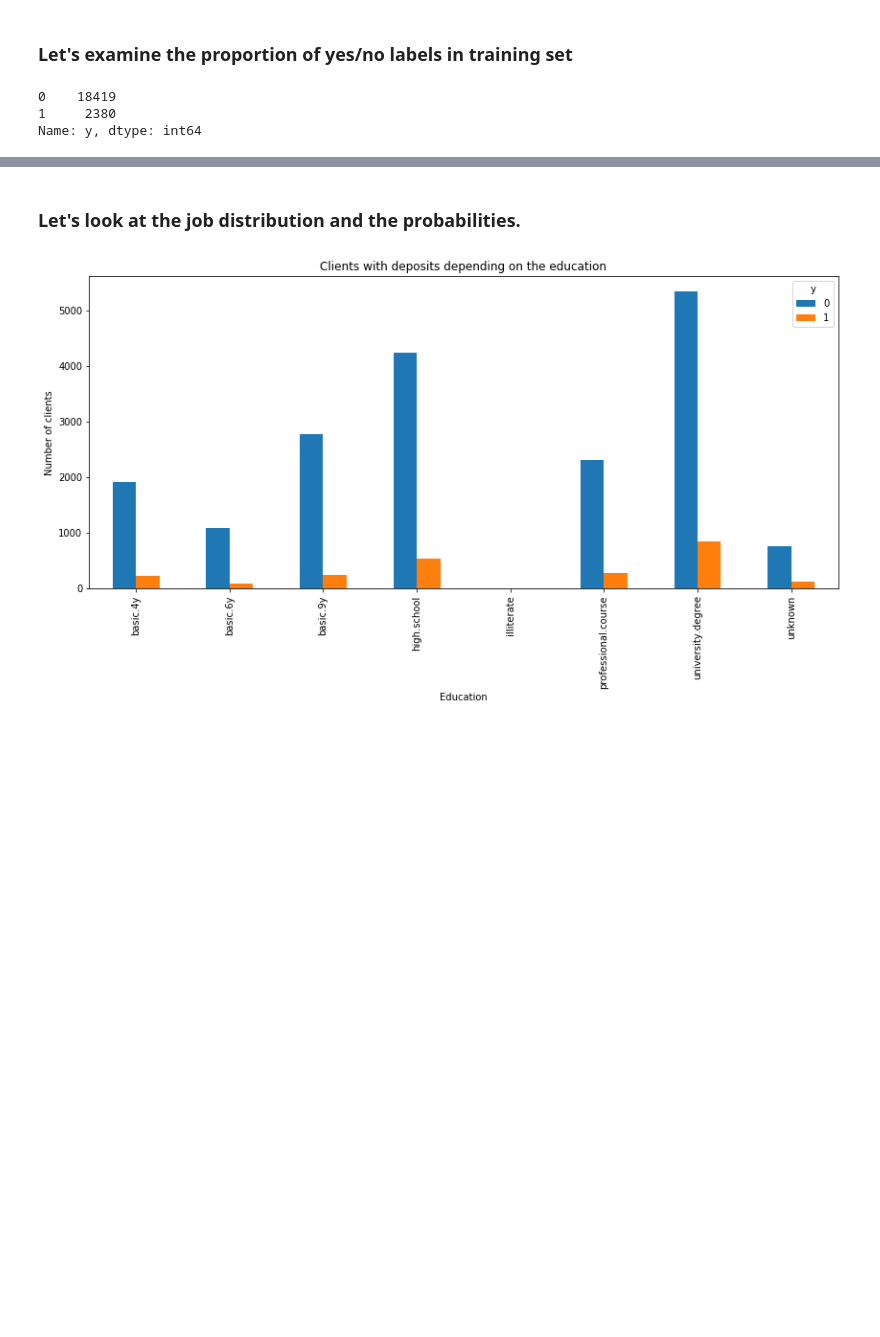
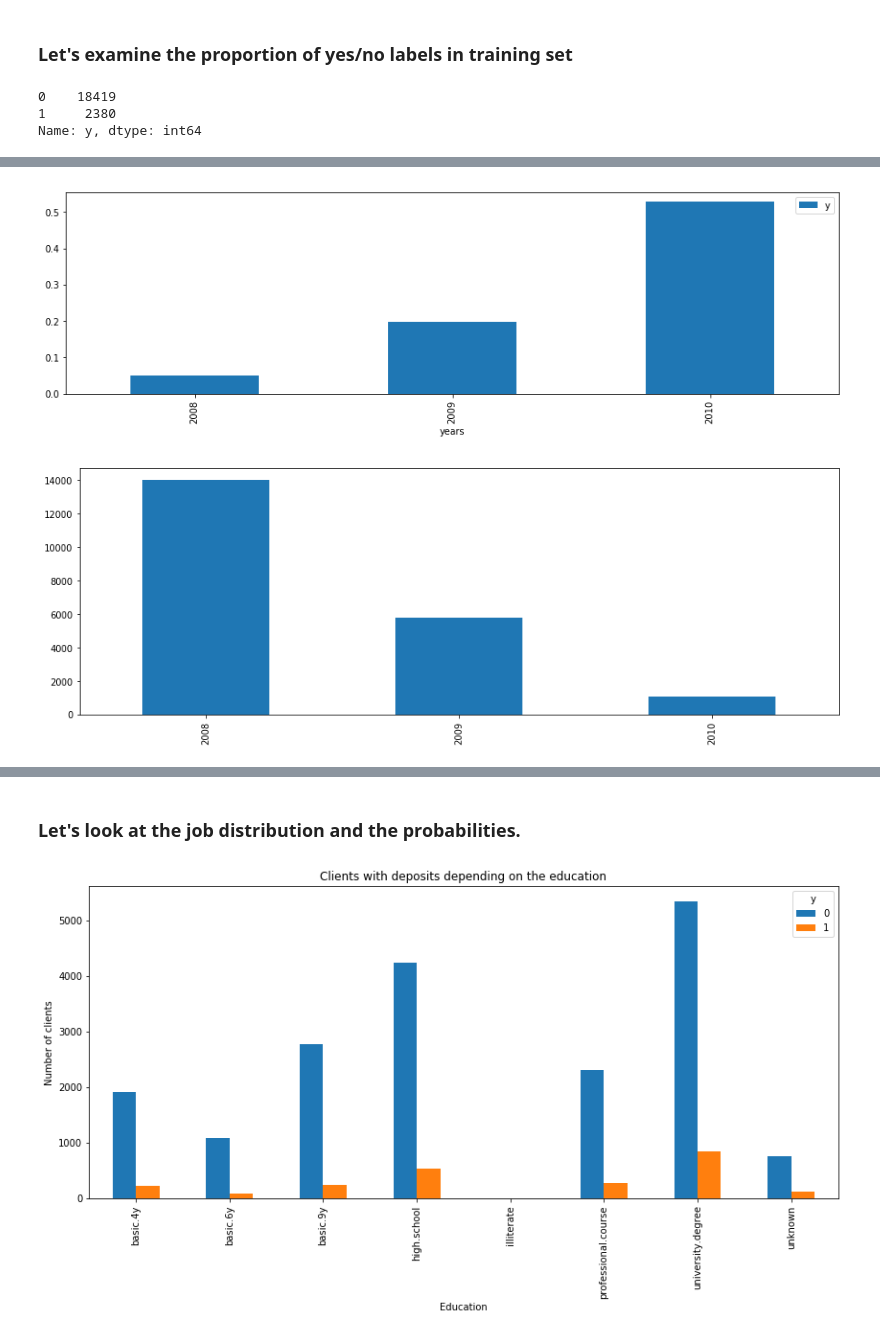
Before and after one commit to kmichael08/kaggle-banking-ml-predictions, a Jupyter notebook: experiments.ipynb, the cells around one changed output, grey strips where cells are left out. Saved outputs shown, nothing was run; the diff lists cells and outputs as text; code cells hidden in the pictures; blank space fills up the shorter version.

```diff
--- a/experiments.ipynb
+++ b/experiments.ipynb
@@ -109,0 +139,9 @@ def get_year_and_month(date):
+# %%
+months = date_df.get(['y', 'years']).groupby(['years']).mean()
+months.plot(kind='bar', figsize=(15, 4))
+plt.show()
+pd.value_counts(date_df.years).plot(kind='bar', figsize=(15, 5))
+plt.show()
+# %% [output]
+[figure, added]
+[figure, added]
```
Also changed, not shown: parts of 49 cells of this notebook.
